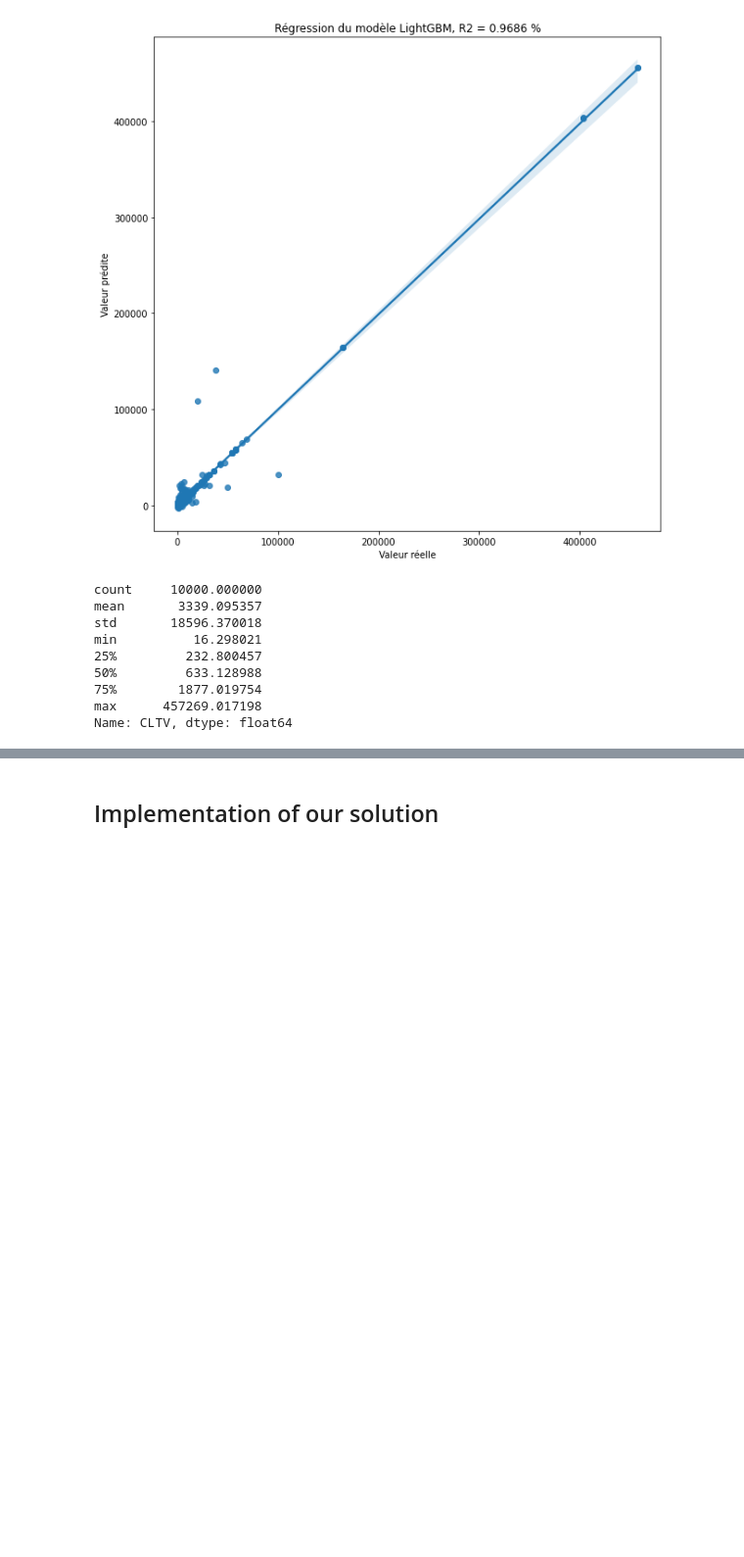
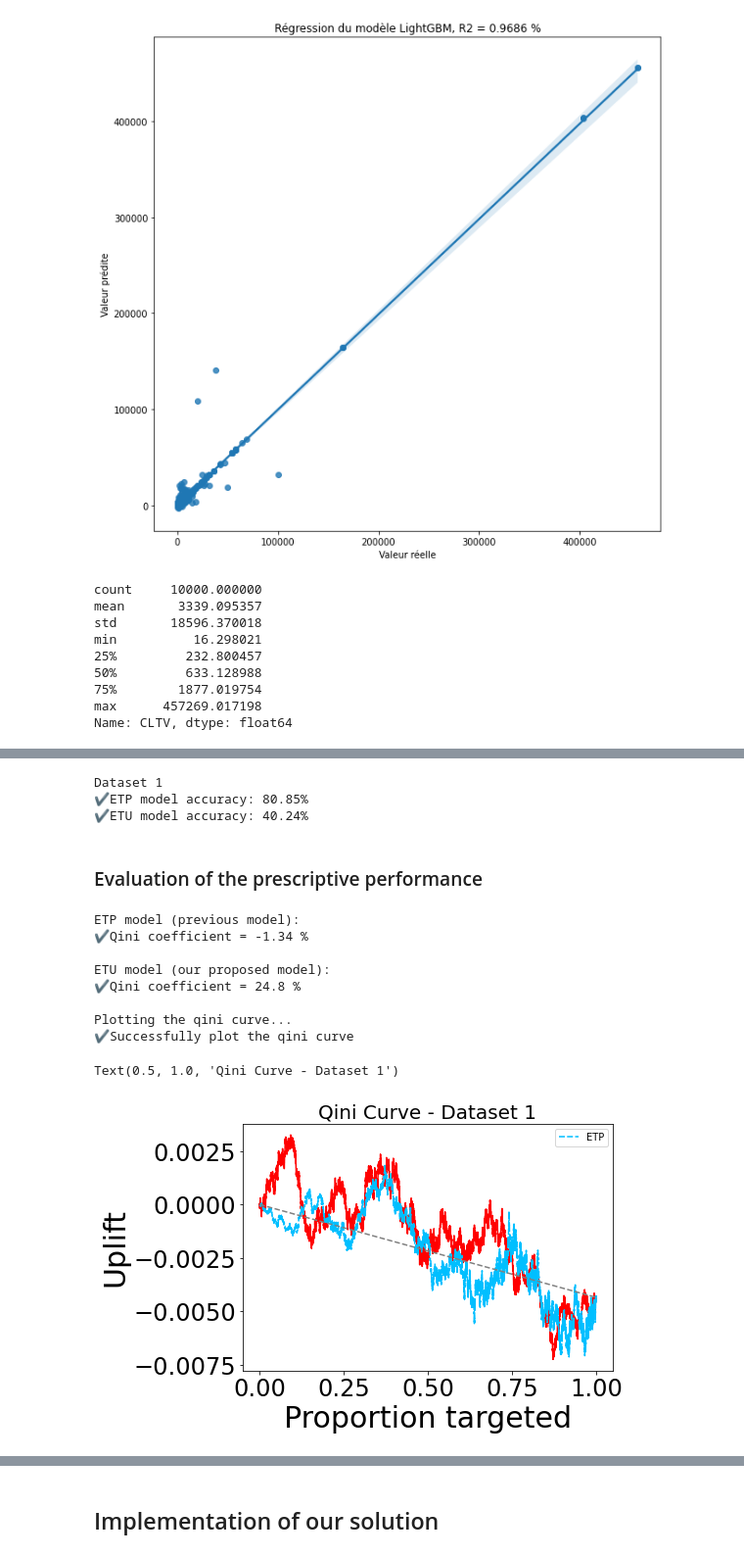
Before and after one commit to SHIYUNWANG22/CRP_VC, a Jupyter notebook: model_v1_cleaned.ipynb, the cells around one changed output, grey strips where cells are left out. Shown at 98% size. Cells and saved outputs as stored; diff of their text form; code cells hidden in the pictures; blank space fills up the shorter version.

Commit message:
Merging Uplift model

```diff
--- a/model_v1_cleaned.ipynb
+++ b/model_v1_cleaned.ipynb
@@ -1073,0 +1072,4 @@ Name: CLTV, dtype: float64
+# %%
+# Add a treatment column to the dataframe
+# Randomly assign a 0 or 1 to each row. 1 for treatment, 0 for control
+df['treatment'] = np.random.randint(2, size=len(df))
@@ -1073,0 +1095,15 @@ Name: CLTV, dtype: float64
+# %%
+def declare_target_class(df:pd.DataFrame):
+    """Function for declare the target class
+    """
+    # Control Non Repeaters (CN) : 0
+    df['target_class'] = 0
+    # Control Repeaters (CR) : 1
+    df.loc[(df.treatment == 0) & (df.REPEATER == 0),'target_class'] = 1
+    # Treatment Non Repeaters (TN) : 2
+    df.loc[(df.treatment == 1) & (df.REPEATER == 1),'target_class'] = 2
+    # Treatment Repeaters (TR) : 3
+    df.loc[(df.treatment == 1) & (df.REPEATER == 0),'target_class'] = 3
+    return df
+
+df = declare_target_class(df)
@@ -1073,0 +1271,10 @@ Name: CLTV, dtype: float64
+# %%
+# Accuracy Evaluation Process.
+print("Dataset 1")
+accuracy_evaluation(prediction_results_1)
+# %% [output]
+Dataset 1
+✔️ETP model accuracy: 80.85%
+✔️ETU model accuracy: 40.24%
+# %% [markdown]
+### Evaluation of the prescriptive performance
@@ -1073,0 +1376,15 @@ Name: CLTV, dtype: float64
+# %%
+# Qini evaluation results for DataSet 1 with negative treatment correlation
+ax, qini_1 = evaluation_qini(prediction_results_1)
+plt.title('Qini Curve - Dataset 1',fontsize=20)
+# %% [output]
+ETP model (previous model):
+✔️Qini coefficient = -1.34 %
+
+ETU model (our proposed model):
+✔️Qini coefficient = 24.8 %
+
+Plotting the qini curve...
+✔️Successfully plot the qini curve
+Text(0.5, 1.0, 'Qini Curve - Dataset 1')
+[figure, added]
```
Also changed, not shown: parts of 14 cells of this notebook, 1 other file.
